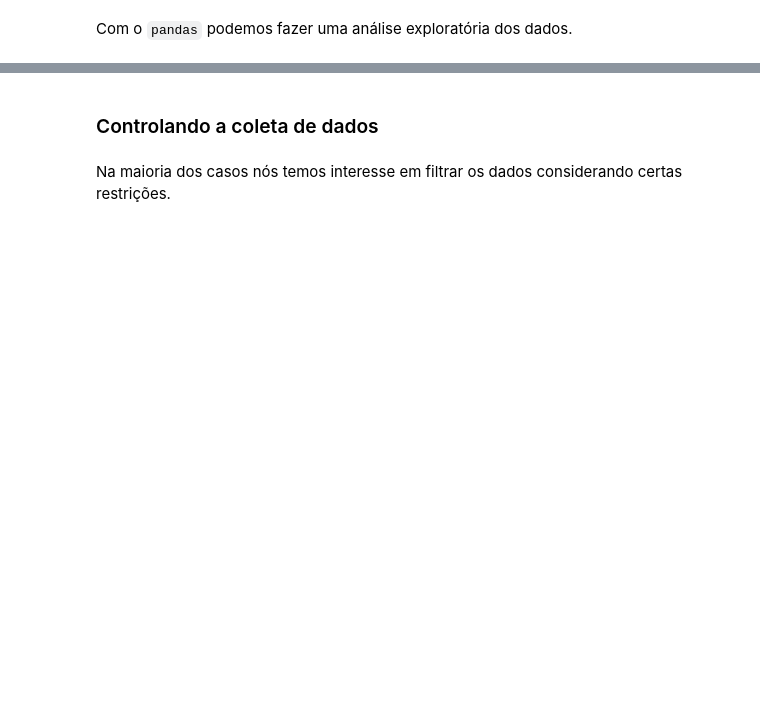
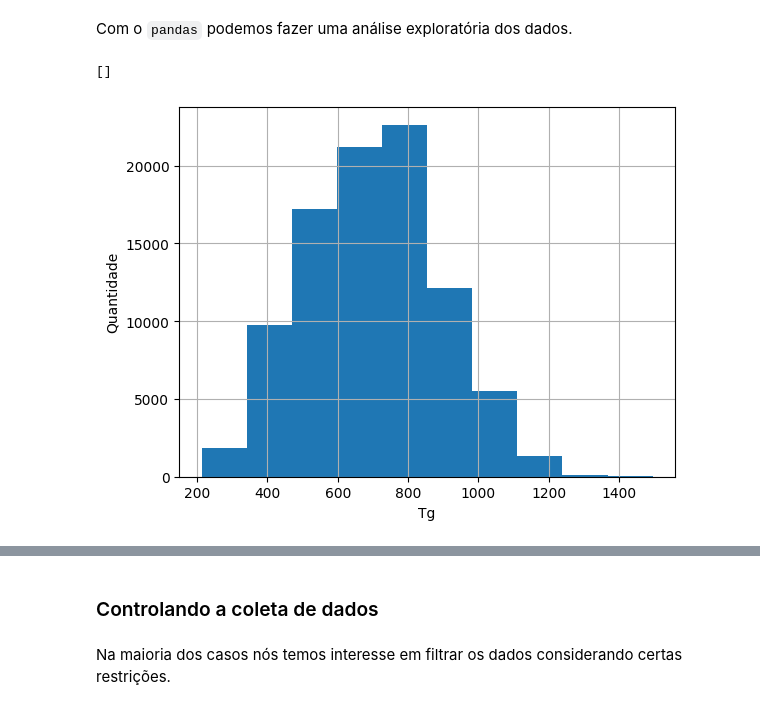
Before and after one commit to joseDavid23038/Aprendizado-de-M-quina, a Jupyter notebook: Escola de Machine Learning 2023/mlschool23-main/tutorial_mlschool23.ipynb, the cells around one changed output, grey strips where cells are left out. Cells and saved outputs as stored; diff of their text form; code cells hidden in the pictures; blank space fills up the shorter version.

```diff
--- a/Escola de Machine Learning 2023/mlschool23-main/tutorial_mlschool23.ipynb
+++ b/Escola de Machine Learning 2023/mlschool23-main/tutorial_mlschool23.ipynb
@@ -199,7 +243,11 @@ Com o `pandas` podemos fazer uma análise exploratória dos dados.
 # %%
 eixo = df["property"]["Tg"].hist()
 eixo.set_xlabel("Tg")
 eixo.set_ylabel("Quantidade")
+eixo.plot()
+# %% [output]
+[]
+[figure, added]
 # %%
 eixo = df["metadata"]["Year"].hist()
 eixo.set_xlabel("Ano")
```
Also changed, not shown: parts of 41 cells of this notebook, 7 other files.
